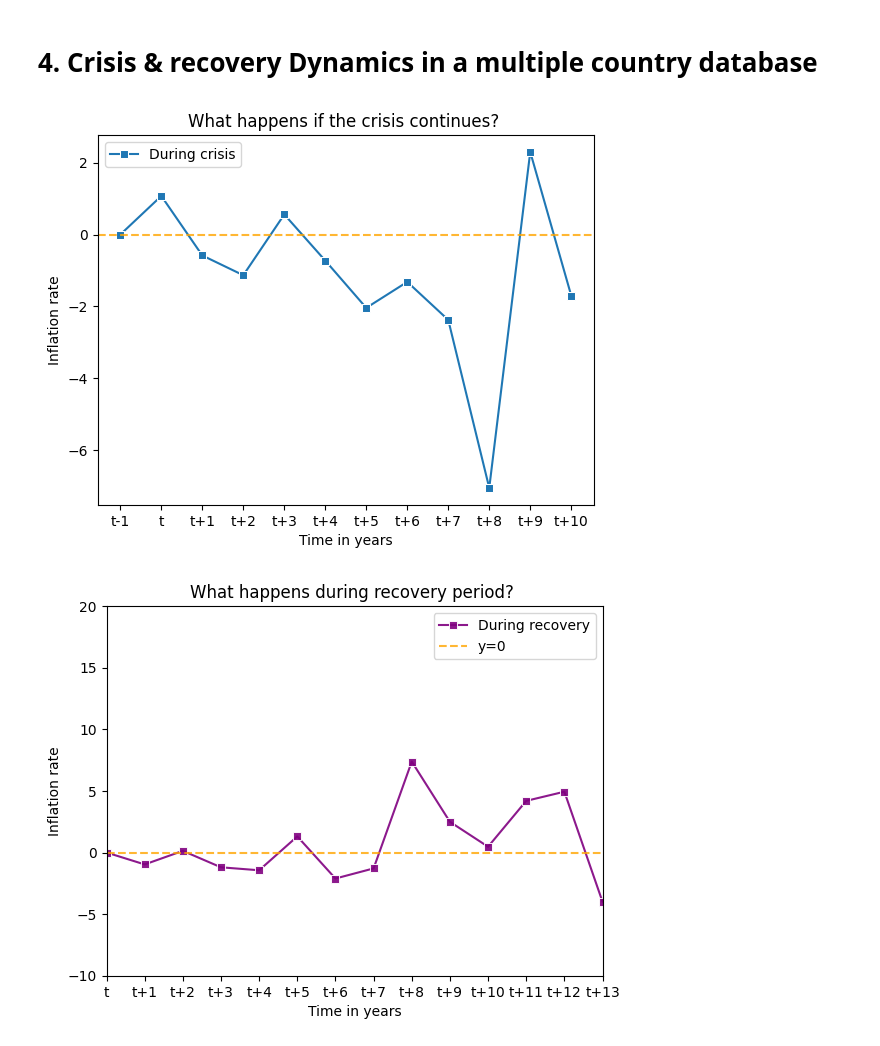
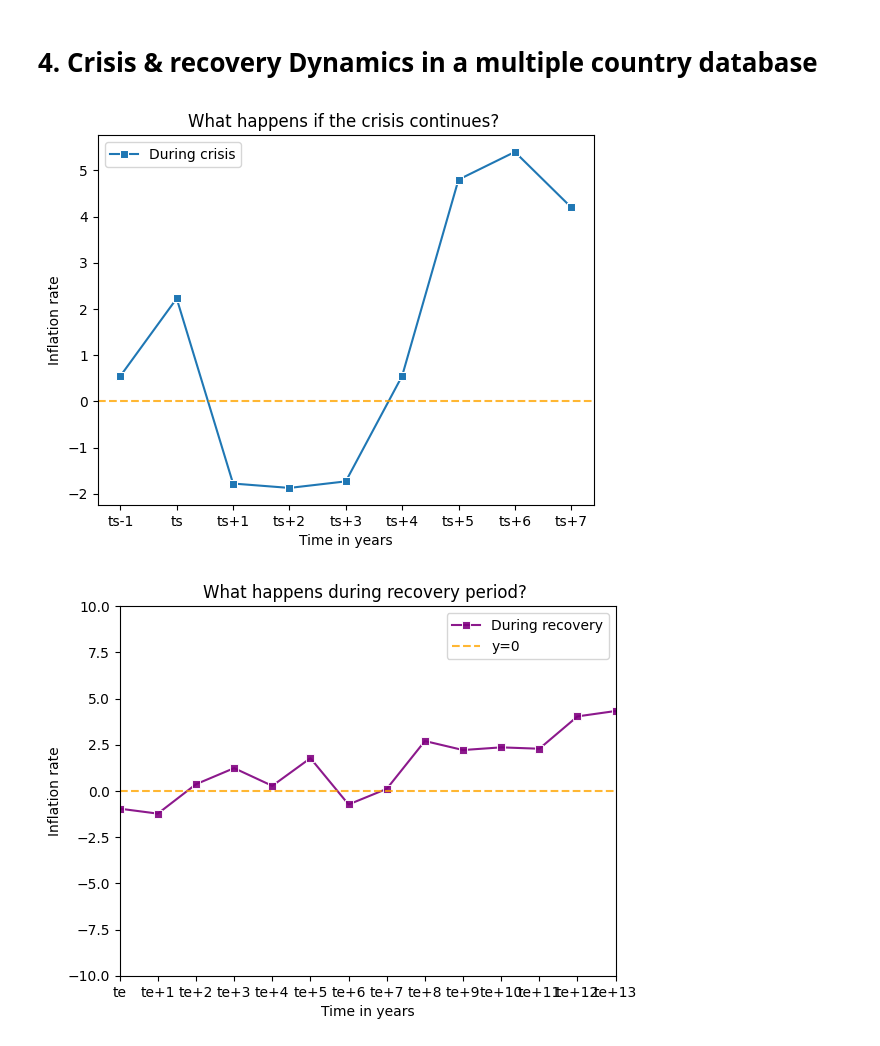
Before and after one commit to blengereau/Depression-and-recovery, a Jupyter notebook: code/mult_countries_research.ipynb, the cells around one changed output. Drawn from its saved outputs; the diff is of its cells as text; code cells hidden in the pictures.

```diff
--- a/code/mult_countries_research.ipynb
+++ b/code/mult_countries_research.ipynb
@@ -202,0 +336,3 @@ def years_xaxis(length):
+# %%
+norm_inflation_series = normalize_crisis_data(inflation_series)
+len(norm_inflation_series)
@@ -284,0 +541,3 @@ global_data_inner
+# %%
+output_gap_series = extract_output_gap_series(global_data_inner)
+len(output_gap_series)
@@ -290,9 +551,9 @@ def extract_output_gap_series(data, target_year):
 # %%
-output_gap_series = []
-for year in banking_crisis_first_year:
-    output_series_for_year = extract_output_gap_series(global_data_inner, year)
-    output_gap_series.append(output_series_for_year)
-output_gap_series = np.array(output_gap_series)
+# output_gap_series = []
+# for year in banking_crisis_first_year:
+#     output_series_for_year = extract_output_gap_series(global_data_inner, year)
+#     output_gap_series.append(output_series_for_year)
+# output_gap_series = np.array(output_gap_series)
 # %% [markdown]
 ## 3.1 Output gap response for each length of crisis
 # %%
@@ -372,7 +644,7 @@ def crisis_data(data, during_crisis=True):
         if not pd.isna(row['annual_inflation']):
             if during_crisis:
                 # Extract data during a crisis
-                if row['banking_crisis'] == 1:
+                if row['banking_crisis_only'] == 1:
                     if not crisis_started:
                         crisis_started = True
                         # Append the inflation rate for the year before the crisis
@@ -389,8 +661,7 @@ def crisis_data(data, during_crisis=True):
                     current_serie = []
             else:
                 # Extract data during a non-crisis period
-                if row['banking_crisis'] == 0:
-
+                if row['recovery_only'] == 1:
                     if not no_crisis_period:
                         no_crisis_period = True
                         # Append the inflation rate for the current year
@@ -447,38 +704,42 @@ def compute_pattern(list):
 # %%
-#Compute the average response pattern by time elapsed
-pattern_during_crisis = compute_pattern(normalize_crisis_data(crisis_data(global_data, during_crisis = True)))
-pattern_during_recovery = compute_pattern(normalize_crisis_data(crisis_data(global_data, during_crisis = False)))
+#Compute the average response pattern by time elapsed with normalizing the inflation series
+# pattern_during_crisis = compute_pattern(normalize_crisis_data(crisis_data(global_data, during_crisis = True)))
+# pattern_during_recovery = compute_pattern(normalize_crisis_data(crisis_data(global_data, during_crisis = False)))
+
+#Compute the average response pattern by time elapsed without normalizing the inflation series
+pattern_during_crisis = compute_pattern(crisis_data(global_data, during_crisis = True))
+pattern_during_recovery = compute_pattern(crisis_data(global_data, during_crisis = False))
 
 #Plot the inflation rate during banking crsis period
-years = [f"t{i}" if i < 0 else f"t+{i}" if i > 0 else "t" for i in range(-1, len(pattern_during_crisis) - 1)]
+years = [f"ts{i}" if i < 0 else f"ts+{i}" if i > 0 else "ts" for i in range(-1, len(pattern_during_crisis) - 1)]
 sns.lineplot(x = years, y = pattern_during_crisis, marker = 's', label = 'During crisis')
 
 plt.axhline(y=0, color='orange', label='y=0', linestyle = 'dashed', alpha = 0.8)
 
 plt.title('What happens if the crisis continues? ')
 
 plt.xlabel('Time in years')
 plt.ylabel('Inflation rate')
 
 plt.show()
 
 #Plot the inflation rate during recovery period
-years = [f"t{i}" if i < 0 else f"t+{i}" if i > 0 else "t" for i in range(0, len(pattern_during_recovery))]
+years = [f"te+{i}" if i > 0 else "te" for i in range(0, len(pattern_during_recovery))]
 sns.lineplot(x = years, y = pattern_during_recovery, marker = 's', color = 'Purple', alpha = 0.9, label = 'During recovery')
 plt.axhline(y=0, color='orange', label='y=0', linestyle = 'dashed', alpha = 0.8)
 
 plt.title('What happens during recovery period? ')
 
 plt.xlabel('Time in years')
 plt.ylabel('Inflation rate')
-plt.ylim(-10, 20)
-plt.xlim('t', 't+13')
+plt.ylim(-10, 10)
+plt.xlim('te', 'te+13')
 plt.legend()
 
 plt.show()
 # %% [output]
-[figure, old version]
+[figure, new version]
-[figure, old version]
+[figure, new version]
 # %%
 def output_crisis_data(data, during_crisis=True):
     ''' This function is extracting the series of the annual inflation rate for each banking crisis or recovery period.
```
Also changed, not shown: parts of 36 cells of this notebook.
